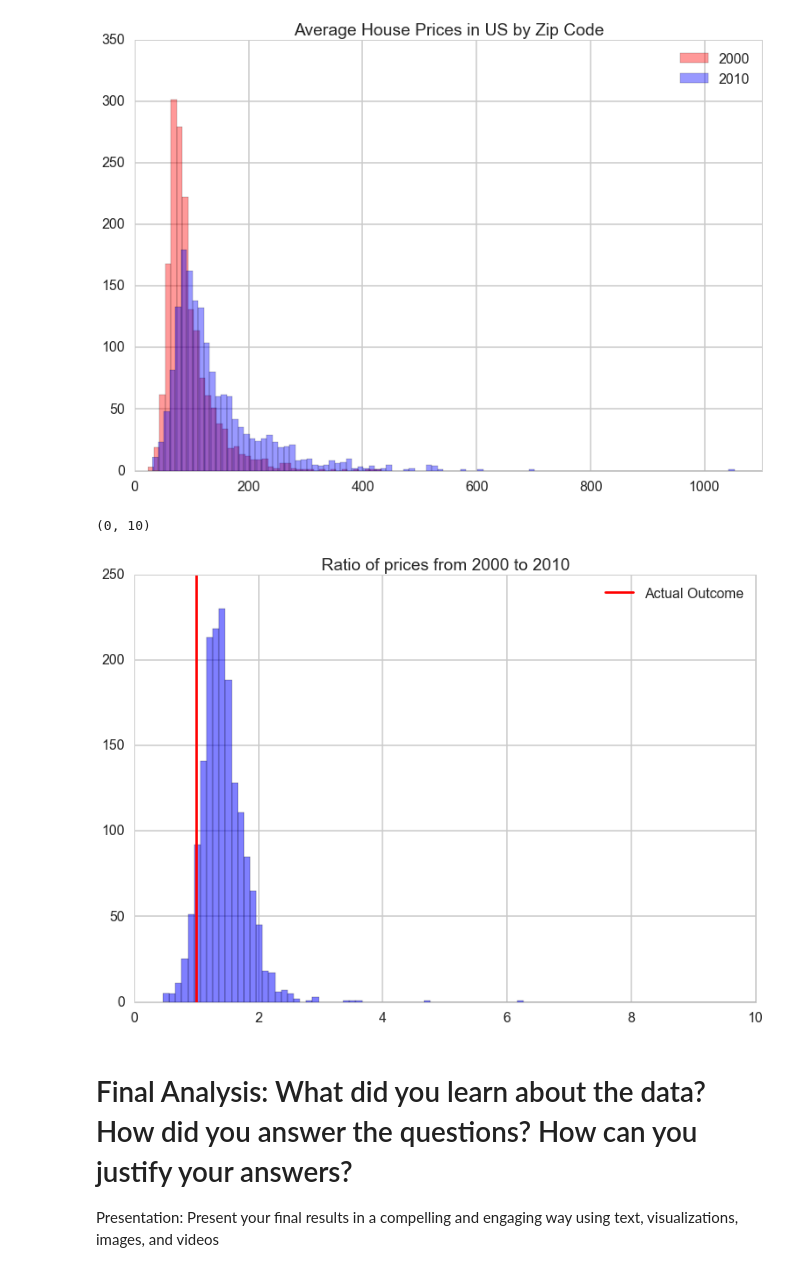
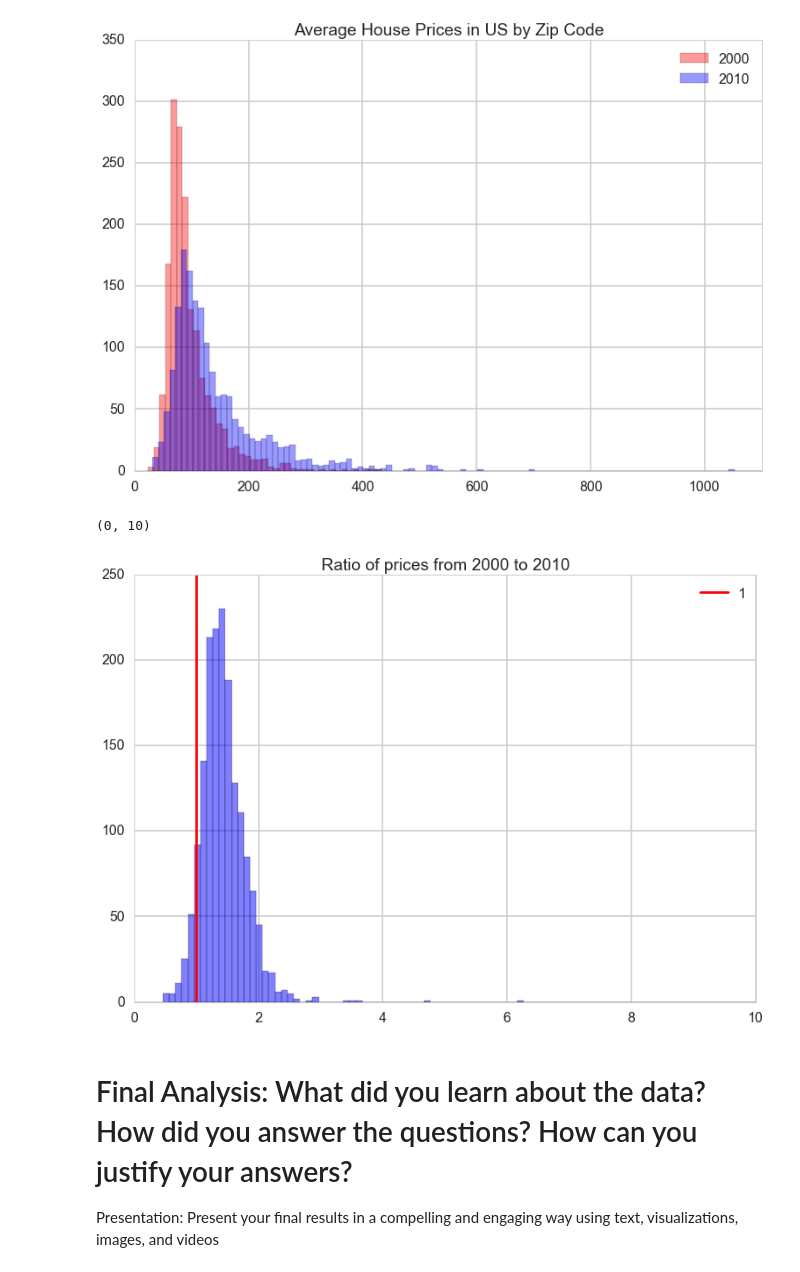
Before and after one commit to austinwu0/cs109-final-project, a Jupyter notebook: Process Book.ipynb, the cells around one changed output. Saved outputs shown, nothing was run; the diff lists cells and outputs as text; code cells hidden in the pictures.

```diff
--- a/Process Book.ipynb
+++ b/Process Book.ipynb
@@ -29,5 +35,6 @@ With regards to gathering and organizing our data, some of our data, like the 20
 # %%
-zip_MSPPS = pd.read_csv('Zip_MedianSoldPricePerSqft_AllHomes.csv')
+# Read in Zillow's MedianSoldPricePerSqft zipcode database
+zip_MSPPS = pd.read_csv('data/Zip_MedianSoldPricePerSqft_AllHomes.csv')
 zip_MSPPS.head()
 # %% [output]
 |  | RegionID | RegionName | City | State | Metro | CountyName | SizeRank | 1996-04 | 1996-05 | 1996-06 | ... |
@@ -135,14 +121,15 @@ plt.xlim(0,1100)
 (0, 1100)
 [figure]
 # %%
+# Visualize ratio, it seems roughly normally distributed and most home prices increased
 plt.hist(zip_MSPPS_notNAN['pct_delta'].values, bins=np.arange(min(zip_MSPPS_notNAN['pct_delta'].values), max(zip_MSPPS_notNAN['pct_delta'].values) + .1, .1), color = 'b', alpha = 0.5)
-plt.axvline(1, 0, 1, color='r', label='Actual Outcome')
+plt.axvline(1, 0, 1, color='r', label='1')
 plt.legend()
 plt.title('Ratio of prices from 2000 to 2010 ')
 plt.xlim(0,10)
 # %% [output]
 (0, 10)
-[figure, old version]
+[figure, new version]
 # %% [markdown]
 # Final Analysis: What did you learn about the data? How did you answer the questions? How can you justify your answers?
 
```
Also changed, not shown: parts of 12 cells of this notebook, 2 other files.
